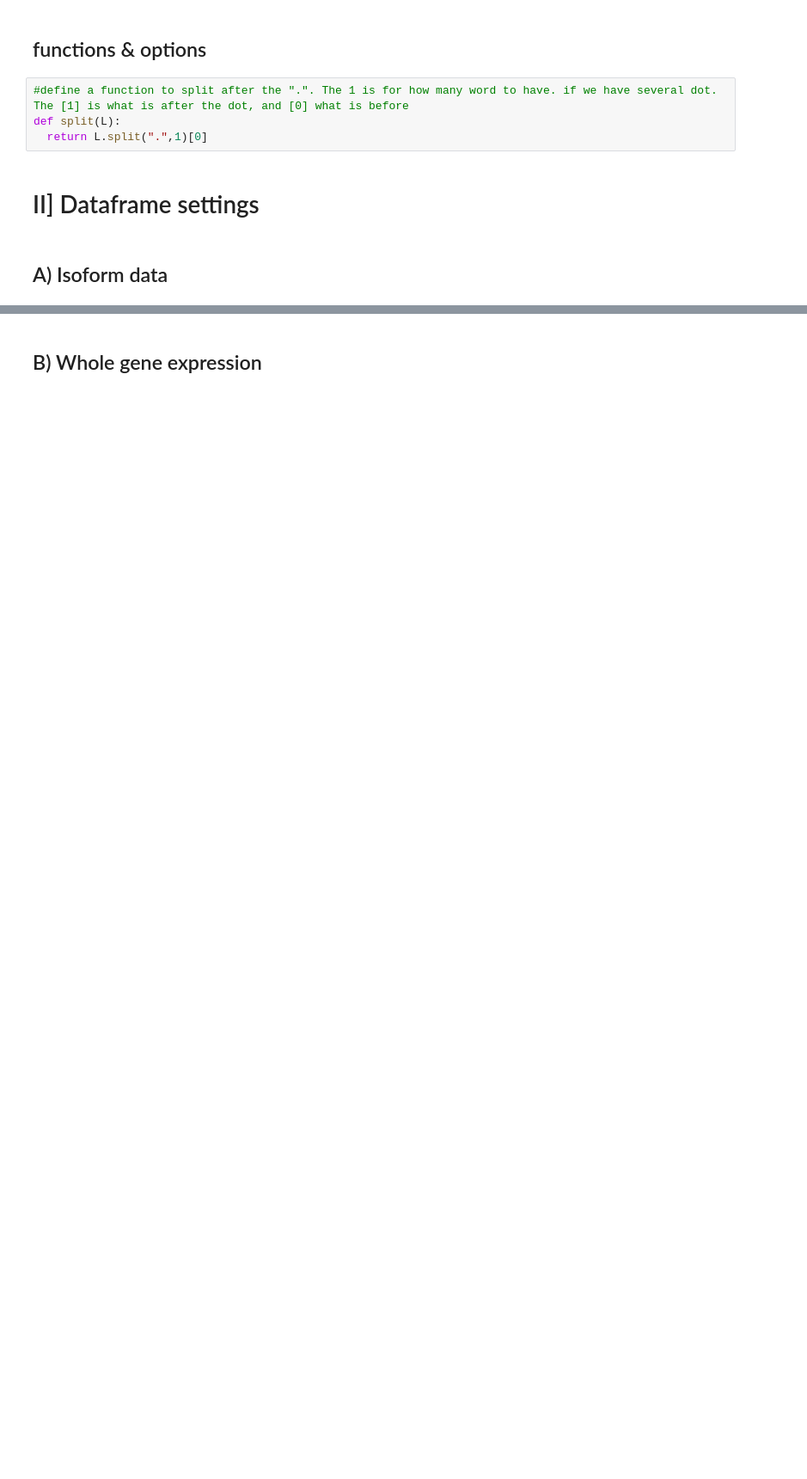
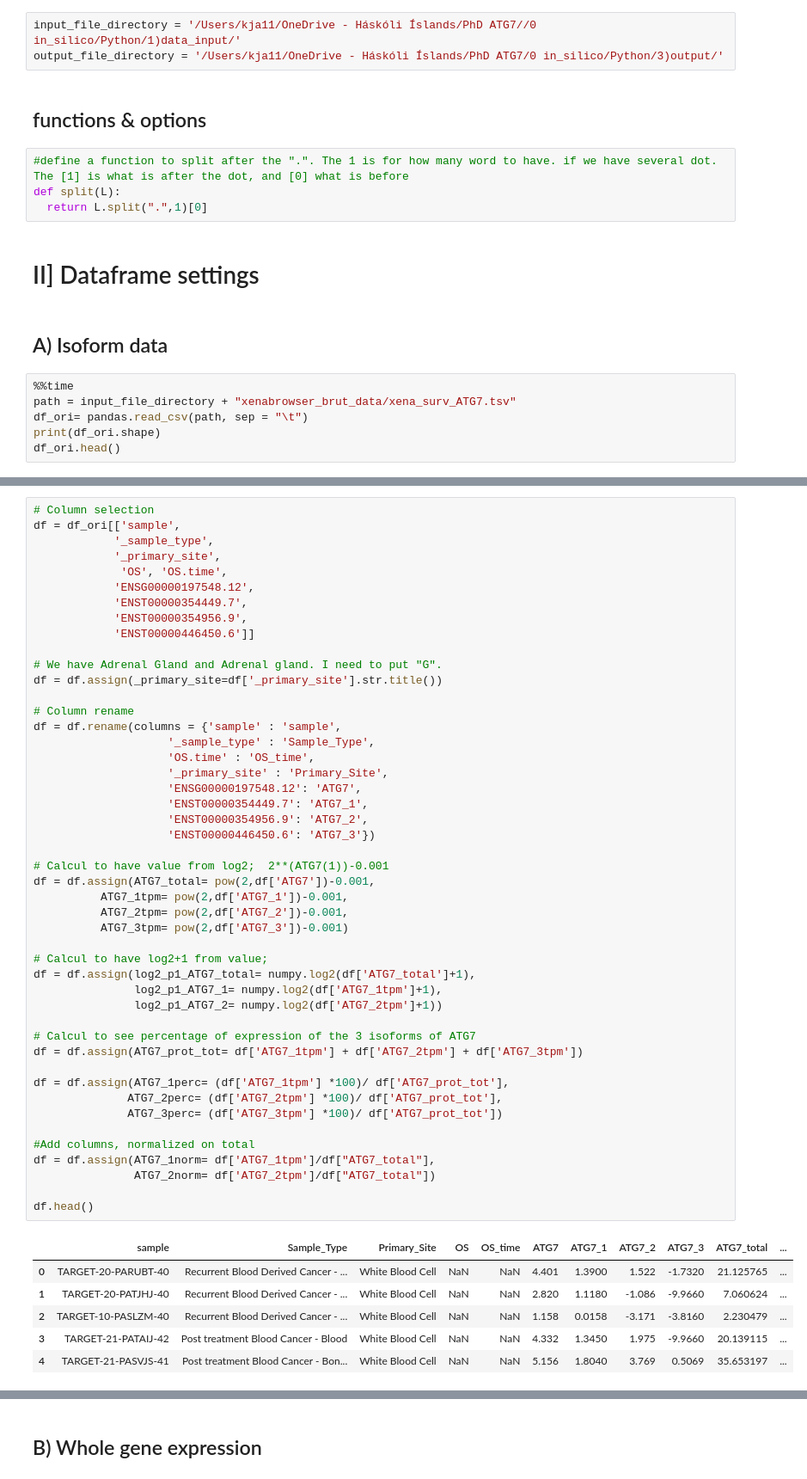
Before and after one commit to Keviosta/Article_short_isoform_ATG7_private, a Jupyter notebook: ATG7/atg7_separated_organs_analyse/blood/organ_blood_specific_ATG7_correalation.ipynb, the cells around one changed output, grey strips where cells are left out. Shown at 86% size. Saved outputs shown, nothing was run; the diff lists cells and outputs as text; blank space fills up the shorter version.

```diff
--- a/ATG7/atg7_separated_organs_analyse/blood/organ_blood_specific_ATG7_correalation.ipynb
+++ b/ATG7/atg7_separated_organs_analyse/blood/organ_blood_specific_ATG7_correalation.ipynb
@@ -10,6 +10,9 @@ matplotlib.rcParams.update({'font.size':20, 'font.family':'FreeSans', 'xtick.lab
 # pip install matplotlib-venn
 # %%
 from matplotlib_venn import venn2
+# %%
+input_file_directory = '/Users/kja11/OneDrive - Háskóli Íslands/PhD ATG7//0 in_silico/Python/1)data_input/'
+output_file_directory = '/Users/kja11/OneDrive - Háskóli Íslands/PhD ATG7/0 in_silico/Python/3)output/'
 # %% [markdown]
 ## functions & options
 # %%
@@ -20,3 +23,9 @@ def split(L):
 # II] Dataframe settings
 # %% [markdown]
 ## A) Isoform data
+# %%
+%%time
+path = input_file_directory + "xenabrowser_brut_data/xena_surv_ATG7.tsv"
+df_ori= pandas.read_csv(path, sep = "\t")
+print(df_ori.shape)
+df_ori.head()
@@ -22,0 +42,54 @@ def split(L):
+# %%
+# Column selection
+df = df_ori[['sample',
+            '_sample_type',
+            '_primary_site',
+             'OS', 'OS.time',
+            'ENSG00000197548.12',
+            'ENST00000354449.7',
+            'ENST00000354956.9',
+            'ENST00000446450.6']]
+
+# We have Adrenal Gland and Adrenal gland. I need to put "G".
+df = df.assign(_primary_site=df['_primary_site'].str.title())
+
+# Column rename
+df = df.rename(columns = {'sample' : 'sample',
+                    '_sample_type' : 'Sample_Type',
+                    'OS.time' : 'OS_time',
+                    '_primary_site' : 'Primary_Site',
+                    'ENSG00000197548.12': 'ATG7',
+                    'ENST00000354449.7': 'ATG7_1',
+                    'ENST00000354956.9': 'ATG7_2',
+                    'ENST00000446450.6': 'ATG7_3'})
+
+# Calcul to have value from log2;  2**(ATG7(1))-0.001
+df = df.assign(ATG7_total= pow(2,df['ATG7'])-0.001,
+          ATG7_1tpm= pow(2,df['ATG7_1'])-0.001,
+          ATG7_2tpm= pow(2,df['ATG7_2'])-0.001,
+          ATG7_3tpm= pow(2,df['ATG7_3'])-0.001)
+
+# Calcul to have log2+1 from value;
+df = df.assign(log2_p1_ATG7_total= numpy.log2(df['ATG7_total']+1),
+               log2_p1_ATG7_1= numpy.log2(df['ATG7_1tpm']+1),
+               log2_p1_ATG7_2= numpy.log2(df['ATG7_2tpm']+1))
+
+# Calcul to see percentage of expression of the 3 isoforms of ATG7
+df = df.assign(ATG7_prot_tot= df['ATG7_1tpm'] + df['ATG7_2tpm'] + df['ATG7_3tpm'])
+
+df = df.assign(ATG7_1perc= (df['ATG7_1tpm'] *100)/ df['ATG7_prot_tot'],
+              ATG7_2perc= (df['ATG7_2tpm'] *100)/ df['ATG7_prot_tot'],
+              ATG7_3perc= (df['ATG7_3tpm'] *100)/ df['ATG7_prot_tot'])
+
+#Add columns, normalized on total
+df = df.assign(ATG7_1norm= df['ATG7_1tpm']/df["ATG7_total"],
+               ATG7_2norm= df['ATG7_2tpm']/df["ATG7_total"])
+
+df.head()
+# %% [output]
+|  | sample | Sample_Type | Primary_Site | OS | OS_time | ATG7 | ATG7_1 | ATG7_2 | ATG7_3 | ATG7_total | ... |
+| 0 | TARGET-20-PARUBT-40 | Recurrent Blood Derived Cancer - ... | White Blood Cell | NaN | NaN | 4.401 | 1.3900 | 1.522 | -1.7320 | 21.125765 | ... |
+| 1 | TARGET-20-PATJHJ-40 | Recurrent Blood Derived Cancer - ... | White Blood Cell | NaN | NaN | 2.820 | 1.1180 | -1.086 | -9.9660 | 7.060624 | ... |
+| 2 | TARGET-10-PASLZM-40 | Recurrent Blood Derived Cancer - ... | White Blood Cell | NaN | NaN | 1.158 | 0.0158 | -3.171 | -3.8160 | 2.230479 | ... |
+| 3 | TARGET-21-PATAIJ-42 | Post treatment Blood Cancer - Blood | White Blood Cell | NaN | NaN | 4.332 | 1.3450 | 1.975 | -9.9660 | 20.139115 | ... |
+| 4 | TARGET-21-PASVJS-41 | Post treatment Blood Cancer - Bon... | White Blood Cell | NaN | NaN | 5.156 | 1.8040 | 3.769 | 0.5069 | 35.653197 | ... |
```
Also changed, not shown: parts of 14 cells of this notebook, 2 other files.
